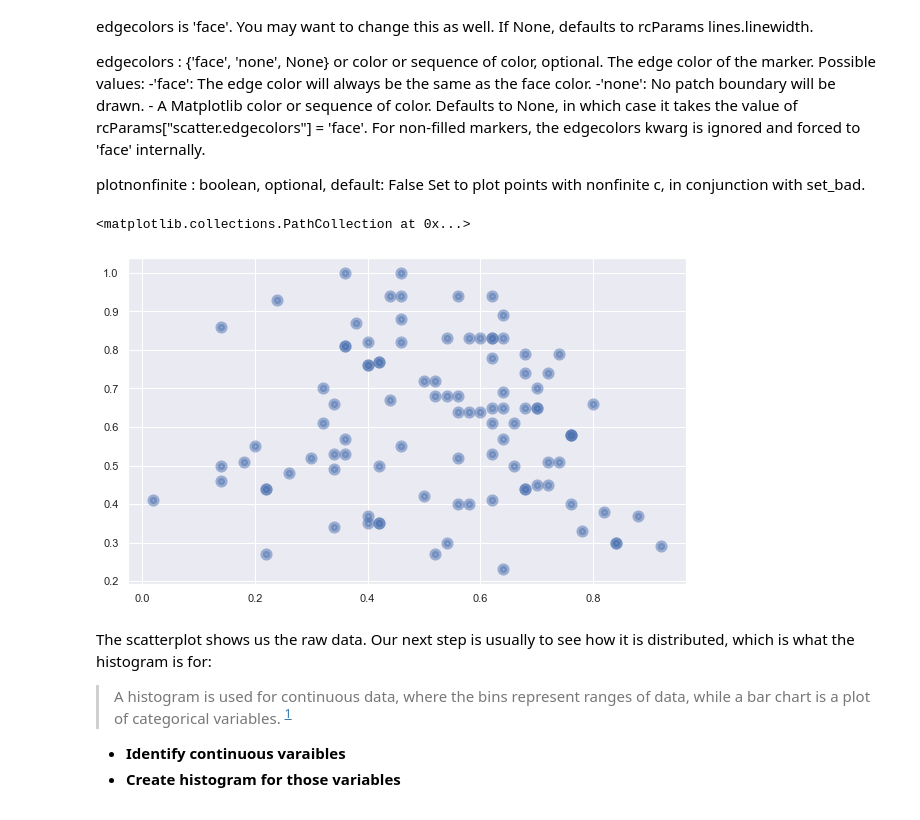
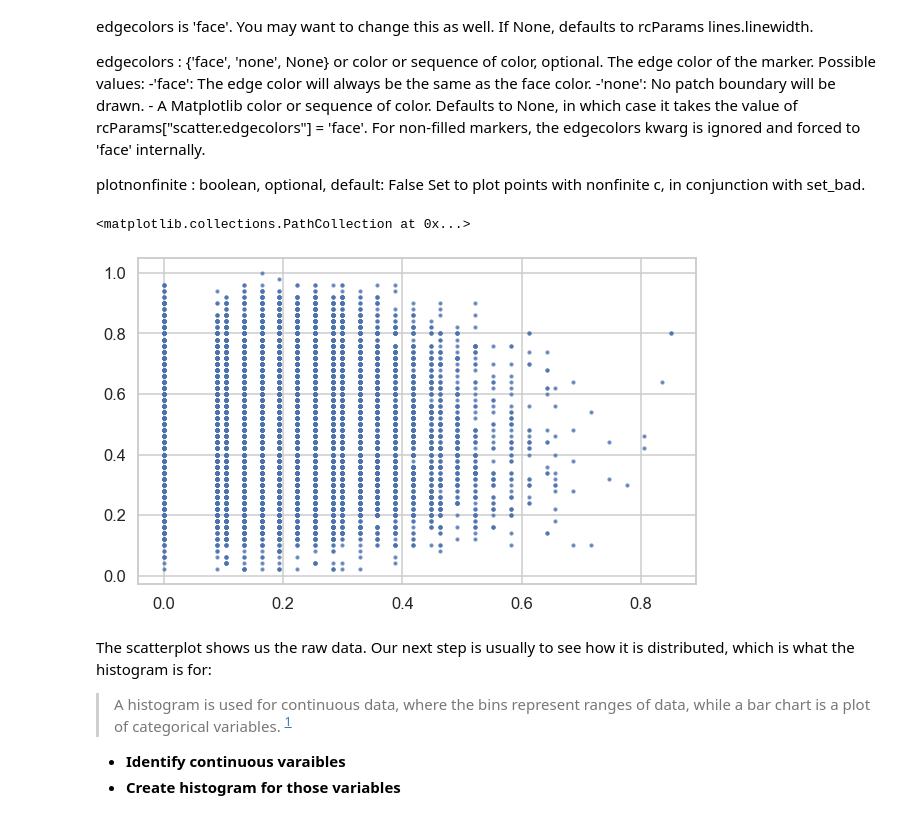
Before and after one commit to MaryNguyen94/Institute-of-Data, a Jupyter notebook: Lab/IOD_Lab 3.1.2.ipynb, the cells around one changed output. Cells and saved outputs as stored; diff of their text form; code cells hidden in the pictures.

```diff
--- a/Lab/IOD_Lab 3.1.2.ipynb
+++ b/Lab/IOD_Lab 3.1.2.ipynb
@@ -27,6 +27,9 @@ Populating the interactive namespace from numpy and matplotlib
 # Override default figure sizing:
 pylab.rcParams['figure.figsize'] = (10, 6)
 sns.set(color_codes = True)
+# %%
+sns.set_context('talk')
+sns.set_style('whitegrid')
 # %% [markdown]
 ## Data Profiling
 
@@ -153,10 +188,10 @@ plotnonfinite : boolean, optional, default: False
     Set to plot points with nonfinite c, in conjunction with set_bad.
 # %%
 #ANSWER
-plt.scatter(x=data['temp'], y=data['hum'], s=50, alpha=0.5, linewidths=5)
+plt.scatter(x=bikes['windspeed'], y=bikes['temp'], s=5, alpha=0.7, linewidths=2)
 # %% [output]
 <matplotlib.collections.PathCollection at 0x...>
-[figure, old version]
+[figure, new version]
 # %% [markdown]
 The scatterplot shows us the raw data. Our next step is usually to see how it is distributed, which is what the histogram is for:
 
```
Also changed, not shown: parts of 42 cells of this notebook.
